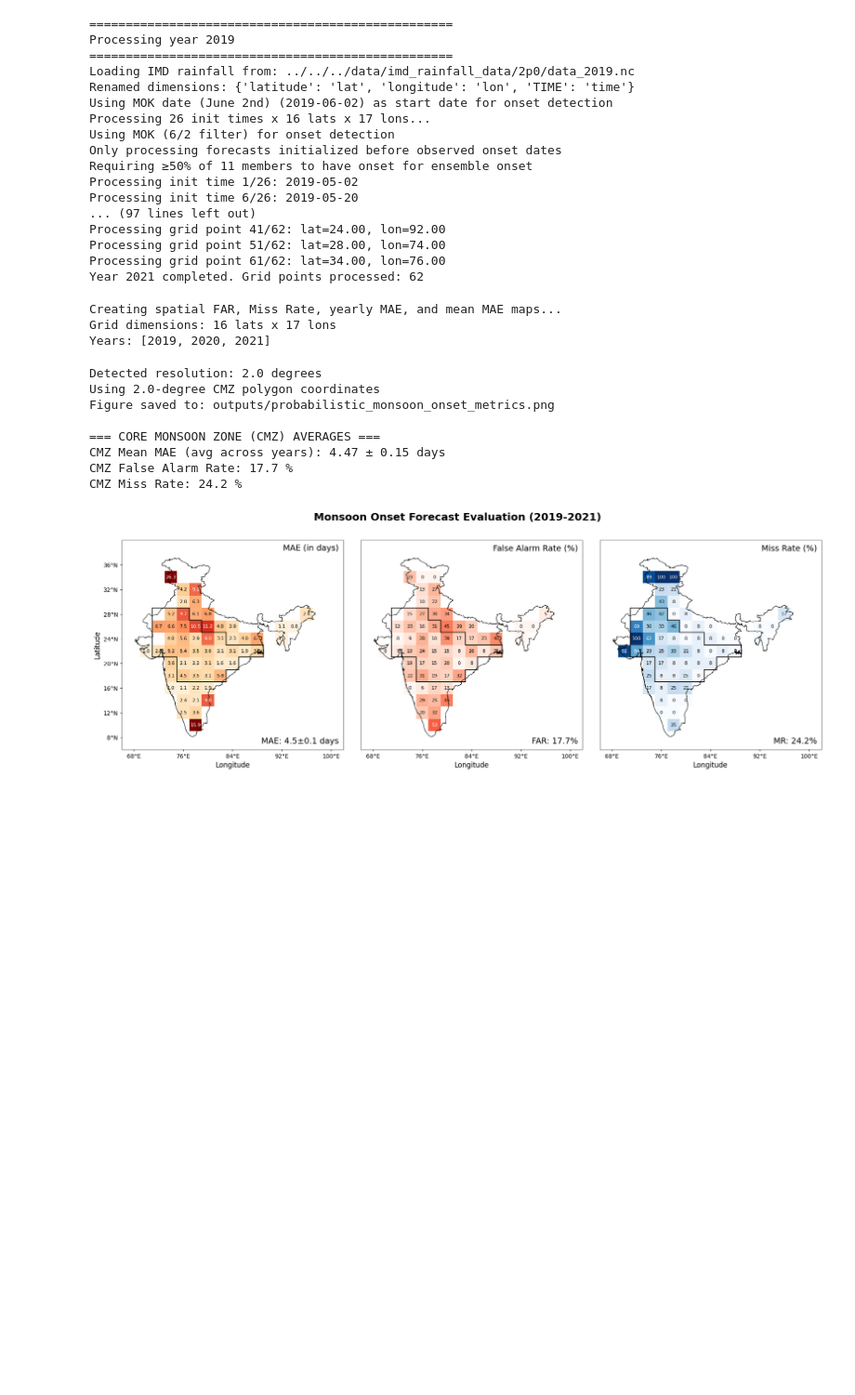
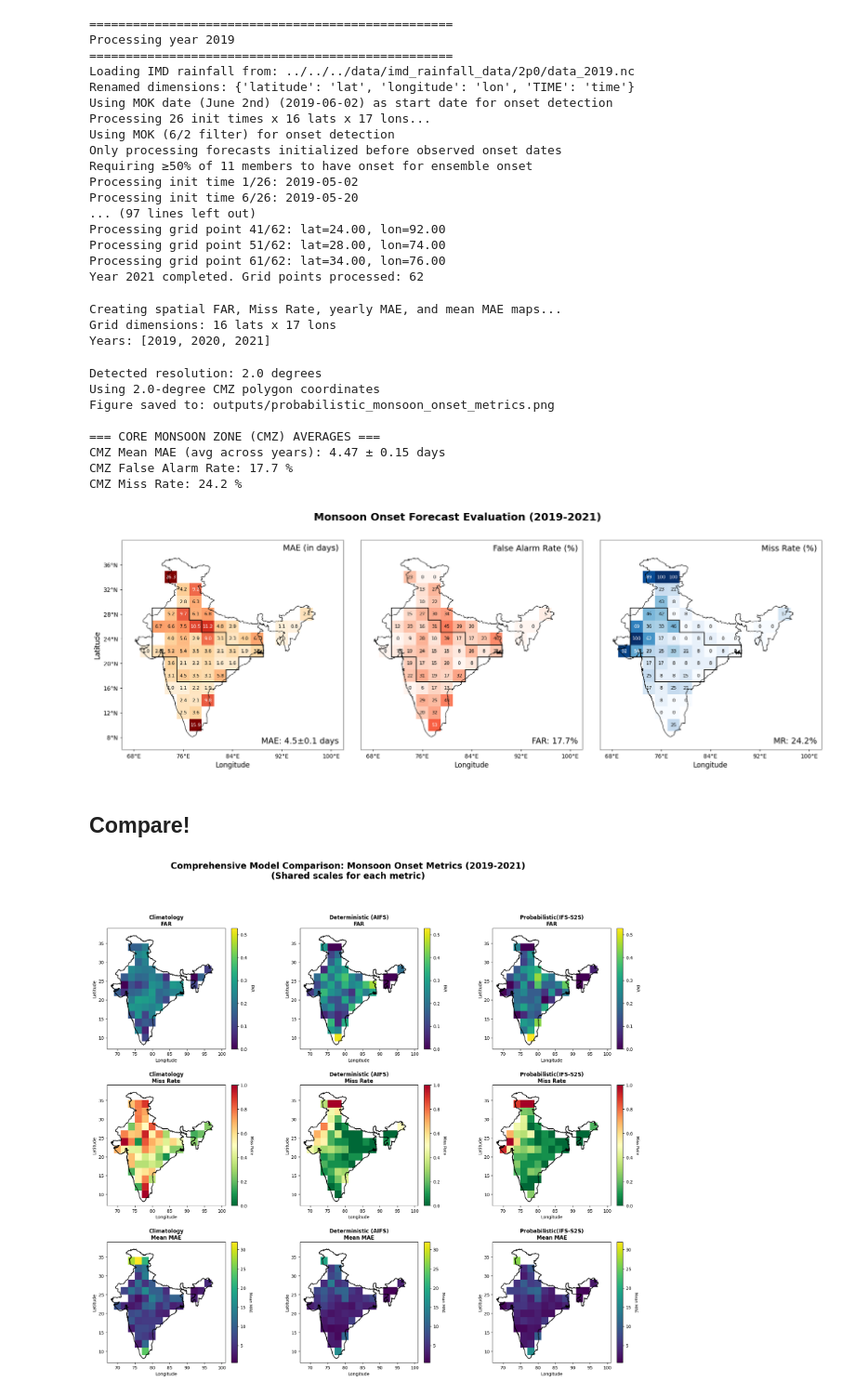
Before and after one commit to dsi-clinic/monsoon-bench, a Jupyter notebook: examples/demo_notebooks/package_walkthrough.ipynb, the cells around one changed output. Shown at 93% size. Cells and saved outputs as stored; diff of their text form; code cells hidden in the pictures; blank space fills up the shorter version.

Commit message:
updated demo to include comparison

```diff
--- a/examples/demo_notebooks/package_walkthrough.ipynb
+++ b/examples/demo_notebooks/package_walkthrough.ipynb
@@ -241,3 +241,79 @@ CMZ Mean MAE (avg across years): 4.47 ± 0.15 days
 CMZ False Alarm Rate: 17.7 %
 CMZ Miss Rate: 24.2 %
 [figure]
+# %% [markdown]
+## Compare!
+# %%
+import numpy as np
+import geopandas as gpd
+
+fig = plt.figure(figsize=(22, 18))
+gs = fig.add_gridspec(3, 3, hspace=0.3, wspace=0.3)
+
+models = ['Climatology', 'Deterministic (AIFS)', 'Probabilistic(IFS-S2S)']
+metrics_data = [plot_climatology_metrics, plot_deterministic_metrics, plot_probabilistic_metrics]
+metric_names = ['FAR', 'Miss Rate', 'Mean MAE']
+metric_keys = ['false_alarm_rate', 'miss_rate', 'mean_mae']
+
+india_shp = gpd.read_file(config["shpfile_path"])
+
+shared_ranges = {}
+for metric_key in metric_keys:
+  all_values = []
+  for data in metrics_data:
+      values = data[metric_key].values
+      all_values.append(values[~np.isnan(values)])
+  all_values = np.concatenate(all_values)
+  shared_ranges[metric_key] = (np.nanmin(all_values),
+np.nanmax(all_values))
+
+
+# Plot each metric for all three models
+for j, (metric_name, metric_key) in enumerate(zip(metric_names, metric_keys)):
+  vmin, vmax = shared_ranges[metric_key]
+
+  for i, (model_name, data) in enumerate(zip(models, metrics_data)):
+      ax = fig.add_subplot(gs[j, i])
+
+      metric_data = data[metric_key]
+
+      im = ax.pcolormesh(
+          metric_data.lon,
+          metric_data.lat,
+          metric_data.values,
+          cmap='RdYlGn_r' if metric_key in ['far', 'miss_rate'] else 'viridis',
+          vmin=vmin,
+          vmax=vmax,
+          shading='auto'
+      )
+
+      india_shp.boundary.plot(ax=ax, linewidth=1.5, edgecolor='black')
+
+      ax.set_xlabel('Longitude', fontsize=10)
+      ax.set_ylabel('Latitude', fontsize=10)
+      ax.set_title(f'{model_name}\n{metric_name}', fontsize=12, fontweight='bold')
+
+      cbar = plt.colorbar(im, ax=ax, fraction=0.046, pad=0.04)
+      cbar.set_label(metric_name, rotation=270, labelpad=15, fontsize=9)
+
+fig.suptitle(
+  'Comprehensive Model Comparison: Monsoon Onset Metrics (2019-2021)\n(Shared scales for each metric)',
+  fontsize=20,
+  fontweight='bold',
+  y=0.998
+)
+plt.savefig('outputs/comprehensive_model_comparison.png', dpi=300,
+bbox_inches='tight')
+plt.show()
+
+print("\n" + "="*80)
+print("SUMMARY STATISTICS COMPARISON")
+print("="*80)
+
+for model_name, data in zip(models, metrics_data):
+  print(f"\n{model_name}:")
+  print(f"  FAR:        {float(data['false_alarm_rate'].mean()):.3f} (mean), {float(data['false_alarm_rate'].std()):.3f} (std)")
+  print(f"  Miss Rate:  {float(data['miss_rate'].mean()):.3f} (mean), {float(data['miss_rate'].std()):.3f} (std)")
+  print(f"  Mean MAE:   {float(data['mean_mae'].mean()):.3f} days (mean), {float(data['mean_mae'].std()):.3f} (std)")
+# %% [output]
+[figure, added]
```
Also changed, not shown: parts of 1 cell of this notebook, 3 other files.
